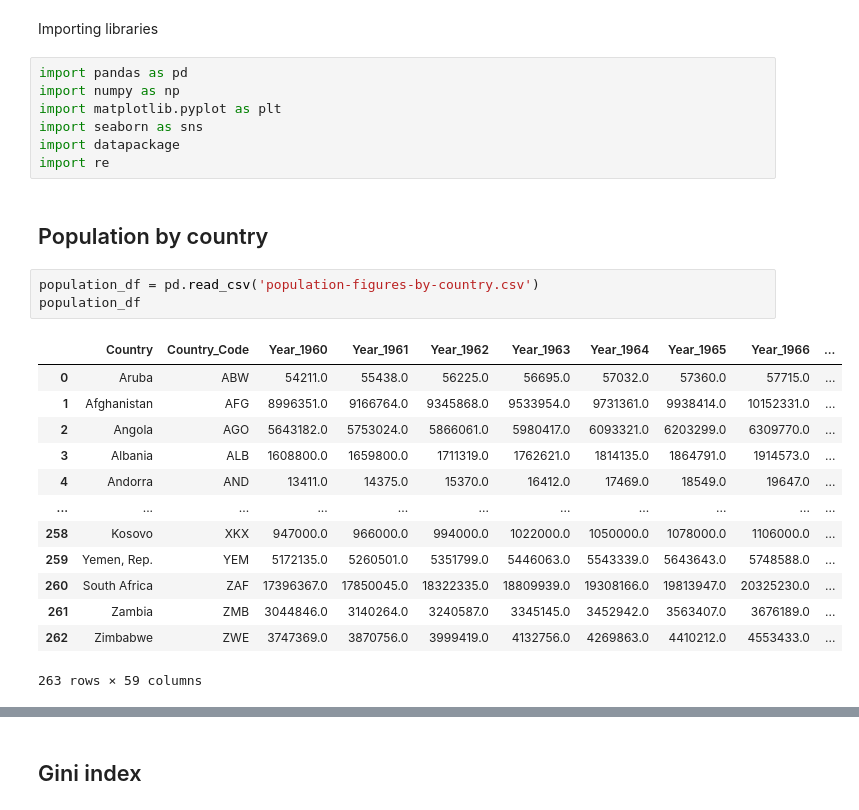
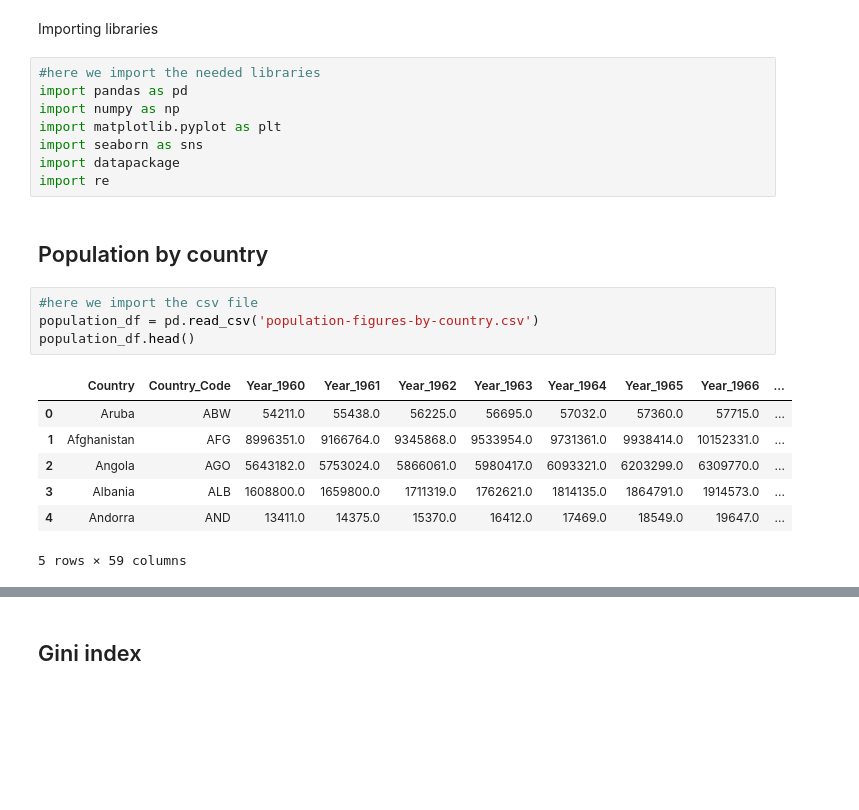
Before and after one commit to ta-data-bcn/Project-Week-5-Your-Own-Project, a Jupyter notebook: your-project/Gathering_data.ipynb, the cells around one changed output, grey strips where cells are left out. Drawn from its saved outputs; the diff is of its cells as text; blank space fills up the shorter version.

```diff
--- a/your-project/Gathering_data.ipynb
+++ b/your-project/Gathering_data.ipynb
@@ -1,6 +1,7 @@
 # %% [markdown]
 Importing libraries
 # %%
+#here we import the needed libraries
 import pandas as pd
 import numpy as np
 import matplotlib.pyplot as plt
@@ -10,19 +11,14 @@ import re
 # %% [markdown]
 ## Population by country
 # %%
+#here we import the csv file
 population_df = pd.read_csv('population-figures-by-country.csv')
-population_df
+population_df.head()
 # %% [output]
 |  | Country | Country_Code | Year_1960 | Year_1961 | Year_1962 | Year_1963 | Year_1964 | Year_1965 | Year_1966 | ... |
 | 0 | Aruba | ABW | 54211.0 | 55438.0 | 56225.0 | 56695.0 | 57032.0 | 57360.0 | 57715.0 | ... |
 | 1 | Afghanistan | AFG | 8996351.0 | 9166764.0 | 9345868.0 | 9533954.0 | 9731361.0 | 9938414.0 | 10152331.0 | ... |
 | 2 | Angola | AGO | 5643182.0 | 5753024.0 | 5866061.0 | 5980417.0 | 6093321.0 | 6203299.0 | 6309770.0 | ... |
 | 3 | Albania | ALB | 1608800.0 | 1659800.0 | 1711319.0 | 1762621.0 | 1814135.0 | 1864791.0 | 1914573.0 | ... |
 | 4 | Andorra | AND | 13411.0 | 14375.0 | 15370.0 | 16412.0 | 17469.0 | 18549.0 | 19647.0 | ... |
-| ... | ... | ... | ... | ... | ... | ... | ... | ... | ... | ... |
-| 258 | Kosovo | XKX | 947000.0 | 966000.0 | 994000.0 | 1022000.0 | 1050000.0 | 1078000.0 | 1106000.0 | ... |
-| 259 | Yemen, Rep. | YEM | 5172135.0 | 5260501.0 | 5351799.0 | 5446063.0 | 5543339.0 | 5643643.0 | 5748588.0 | ... |
-| 260 | South Africa | ZAF | 17396367.0 | 17850045.0 | 18322335.0 | 18809939.0 | 19308166.0 | 19813947.0 | 20325230.0 | ... |
-| 261 | Zambia | ZMB | 3044846.0 | 3140264.0 | 3240587.0 | 3345145.0 | 3452942.0 | 3563407.0 | 3676189.0 | ... |
-| 262 | Zimbabwe | ZWE | 3747369.0 | 3870756.0 | 3999419.0 | 4132756.0 | 4269863.0 | 4410212.0 | 4553433.0 | ... |
-263 rows × 59 columns
+5 rows × 59 columns
```
Also changed, not shown: parts of 23 cells of this notebook.
